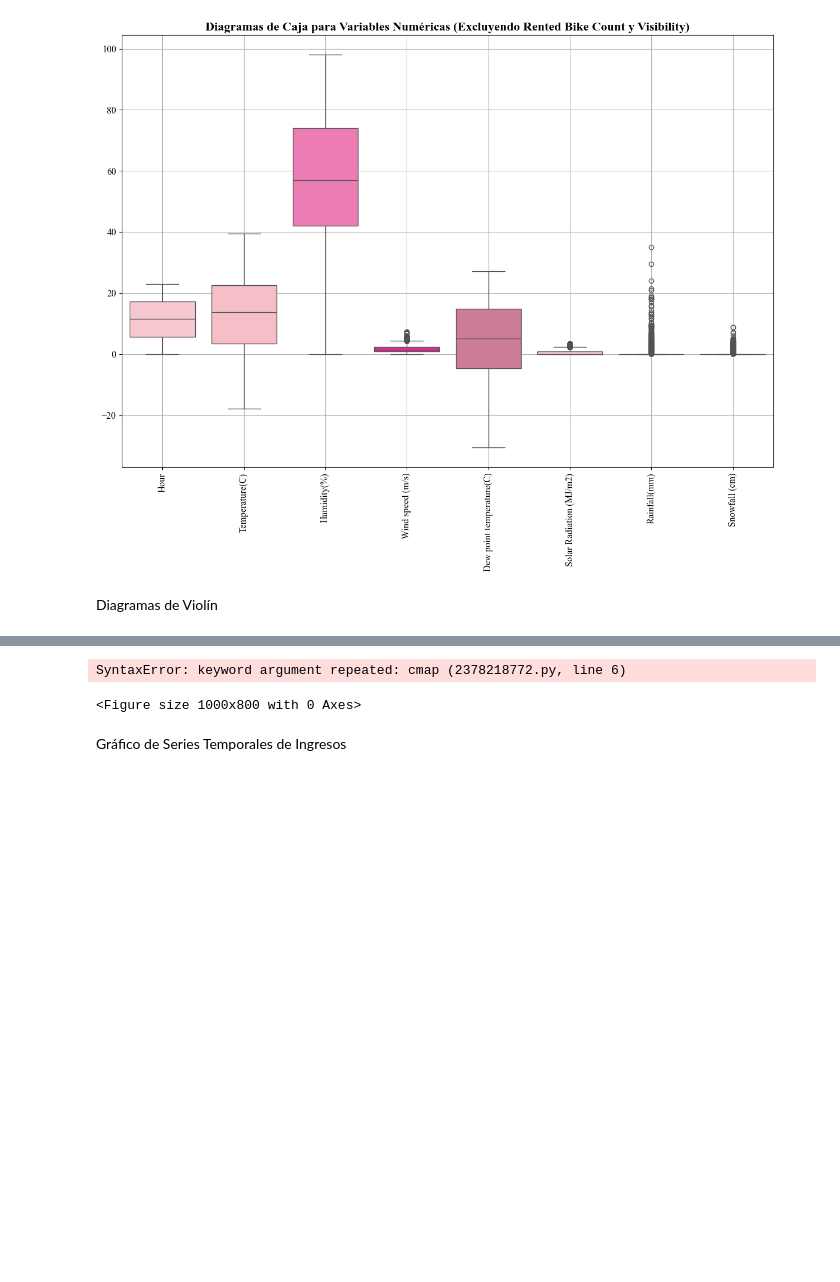
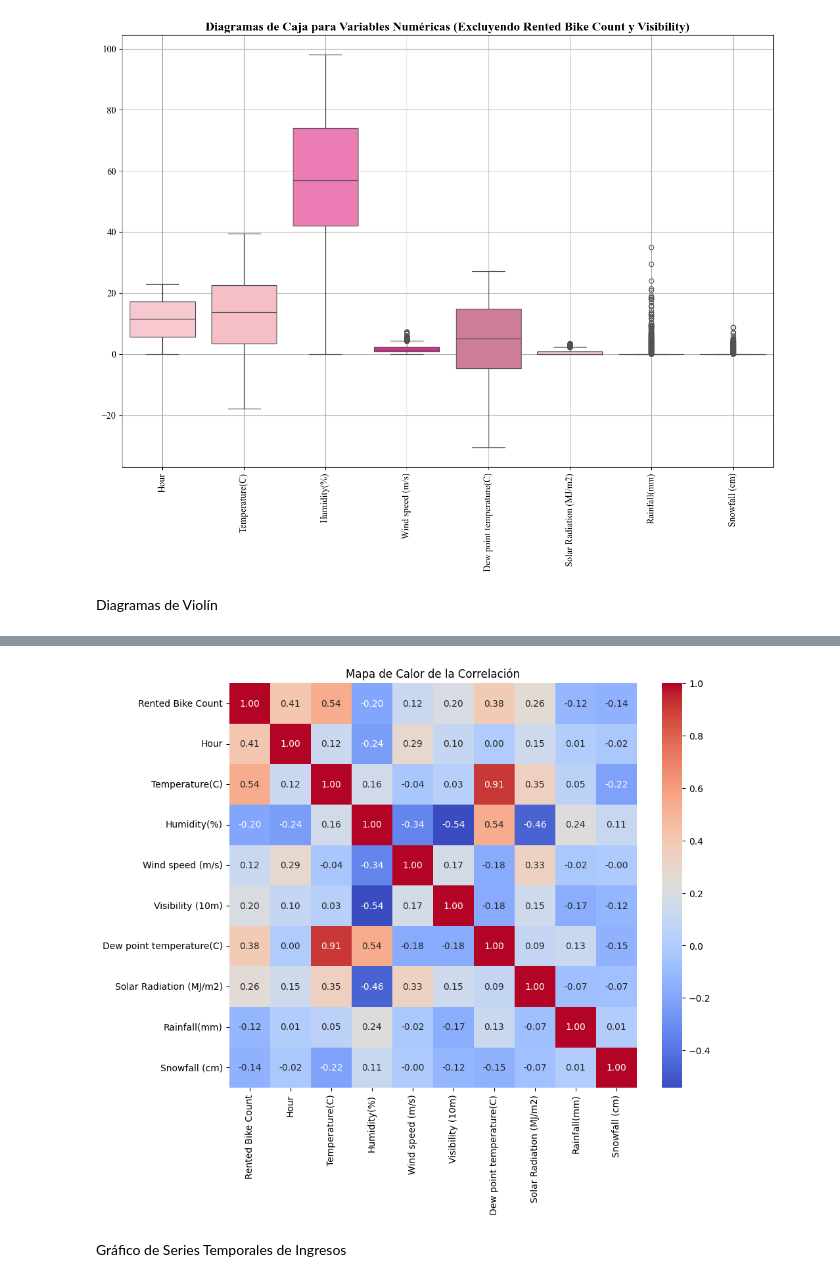
Before and after one commit to cflorido/Proyecto1_Analitica, a Jupyter notebook: AnalisisDeDatos.ipynb, the cells around one changed output, grey strips where cells are left out. Saved outputs shown, nothing was run; the diff lists cells and outputs as text; code cells hidden in the pictures; blank space fills up the shorter version.

```diff
--- a/AnalisisDeDatos.ipynb
+++ b/AnalisisDeDatos.ipynb
@@ -165,15 +277,14 @@ Winter   2160.0   225.541204  150.372236  3.0  110.00  203.0   305.00   937.0
 # %%
 numeric_columns = df.select_dtypes(include=['float64', 'int64'])
 
 corr = numeric_columns.corr()
 
 plt.figure(figsize=(10, 8))
-sns.heatmap(corr, annot=True, cmap="RdPu", cmap='coolwarm', fmt='.2f')
+sns.heatmap(corr, annot=True, cmap='coolwarm', fmt='.2f')
 plt.title('Mapa de Calor de la Correlación')
 plt.show()
 # %% [output]
-SyntaxError: keyword argument repeated: cmap (2378218772.py, line 6)
-<Figure size 1000x800 with 0 Axes>
+[figure, added]
 # %% [markdown]
 Gráfico de Series Temporales de Ingresos
 # %%
```
Also changed, not shown: parts of 16 cells of this notebook.
